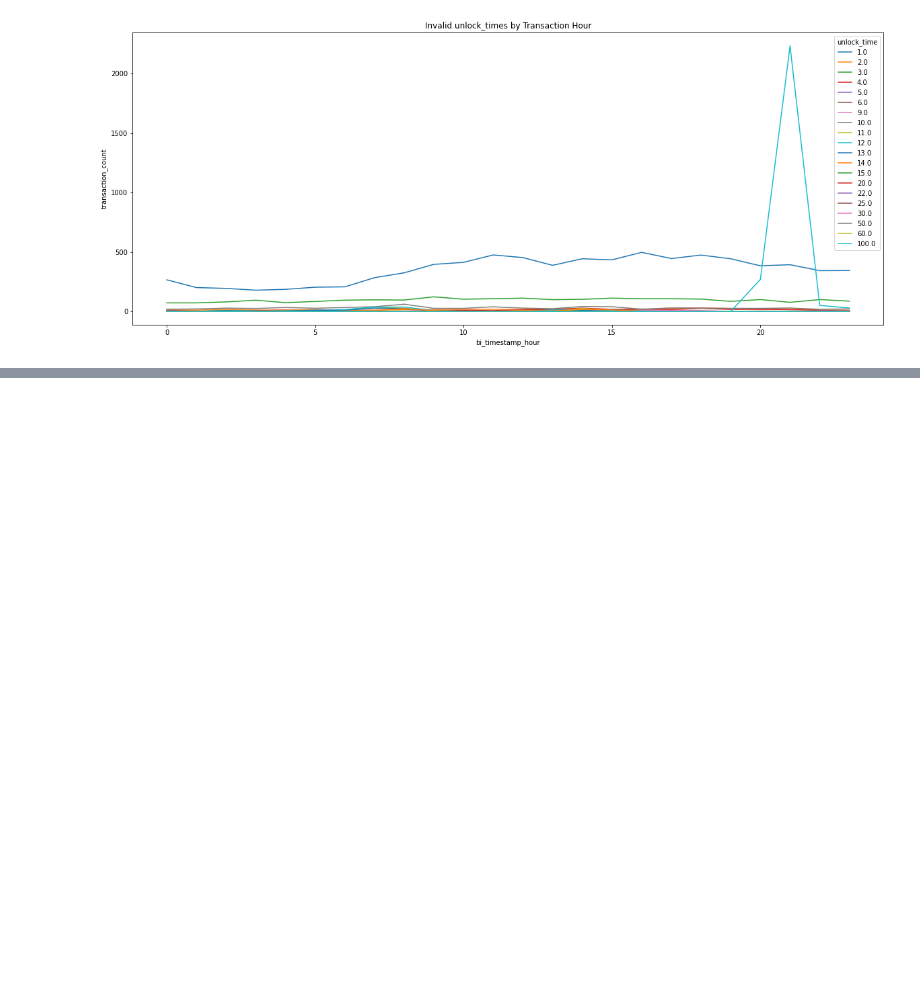
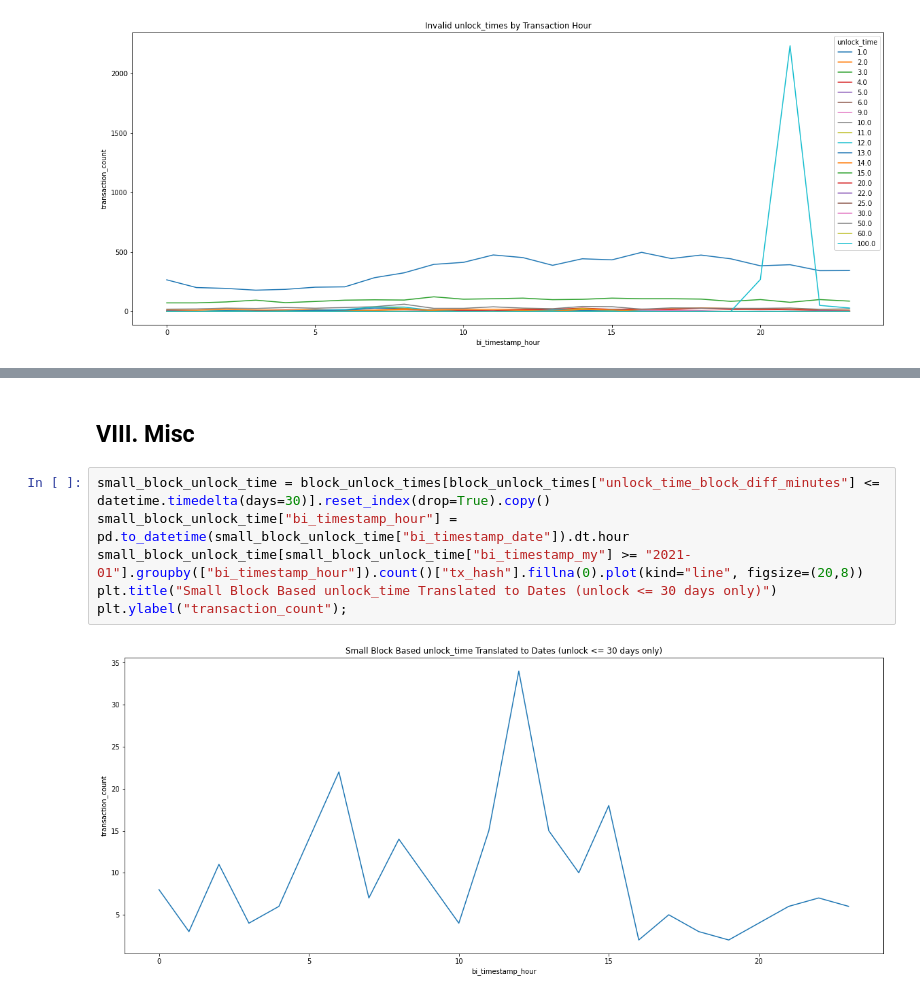
Before and after one commit to AnonimaUzanto/monero_blockchain_analysis, a Jupyter notebook: Unlock_Time_Analysis.ipynb, the cells around one changed output, grey strips where cells are left out. Saved outputs shown, nothing was run; the diff lists cells and outputs as text; blank space fills up the shorter version.

```diff
--- a/Unlock_Time_Analysis.ipynb
+++ b/Unlock_Time_Analysis.ipynb
@@ -284,3 +309,13 @@ invalid_unlock_times[invalid_unlock_times["unlock_time"] > 100].reset_index(drop
 | 75 | 75f1bdf588c1c58f49b5dece4ac891344... | 2448417 | 751910 | 1631529333 | 2021-09-13 10:35:33+00:00 | 2021-09 | 1 | ... |
 | 76 | f5dfe2a9f8e4f6178e88ebd45a09815e8... | 2448434 | 751910 | 1631532068 | 2021-09-13 11:21:08+00:00 | 2021-09 | 1 | ... |
 | 84 | abcf027b559b77489c37735d47e4d5a93... | 2453592 | 2453572 | 1632148130 | 2021-09-20 14:28:50+00:00 | 2021-09 | 1 | ... |
+# %% [markdown]
+## VIII. Misc
+# %%
+small_block_unlock_time = block_unlock_times[block_unlock_times["unlock_time_block_diff_minutes"] <= datetime.timedelta(days=30)].reset_index(drop=True).copy()
+small_block_unlock_time["bi_timestamp_hour"] = pd.to_datetime(small_block_unlock_time["bi_timestamp_date"]).dt.hour
+small_block_unlock_time[small_block_unlock_time["bi_timestamp_my"] >= "2021-01"].groupby(["bi_timestamp_hour"]).count()["tx_hash"].fillna(0).plot(kind="line", figsize=(20,8))
+plt.title("Small Block Based unlock_time Translated to Dates (unlock <= 30 days only)")
+plt.ylabel("transaction_count");
+# %% [output]
+[figure, added]
```
Also changed, not shown: parts of 9 cells of this notebook.
